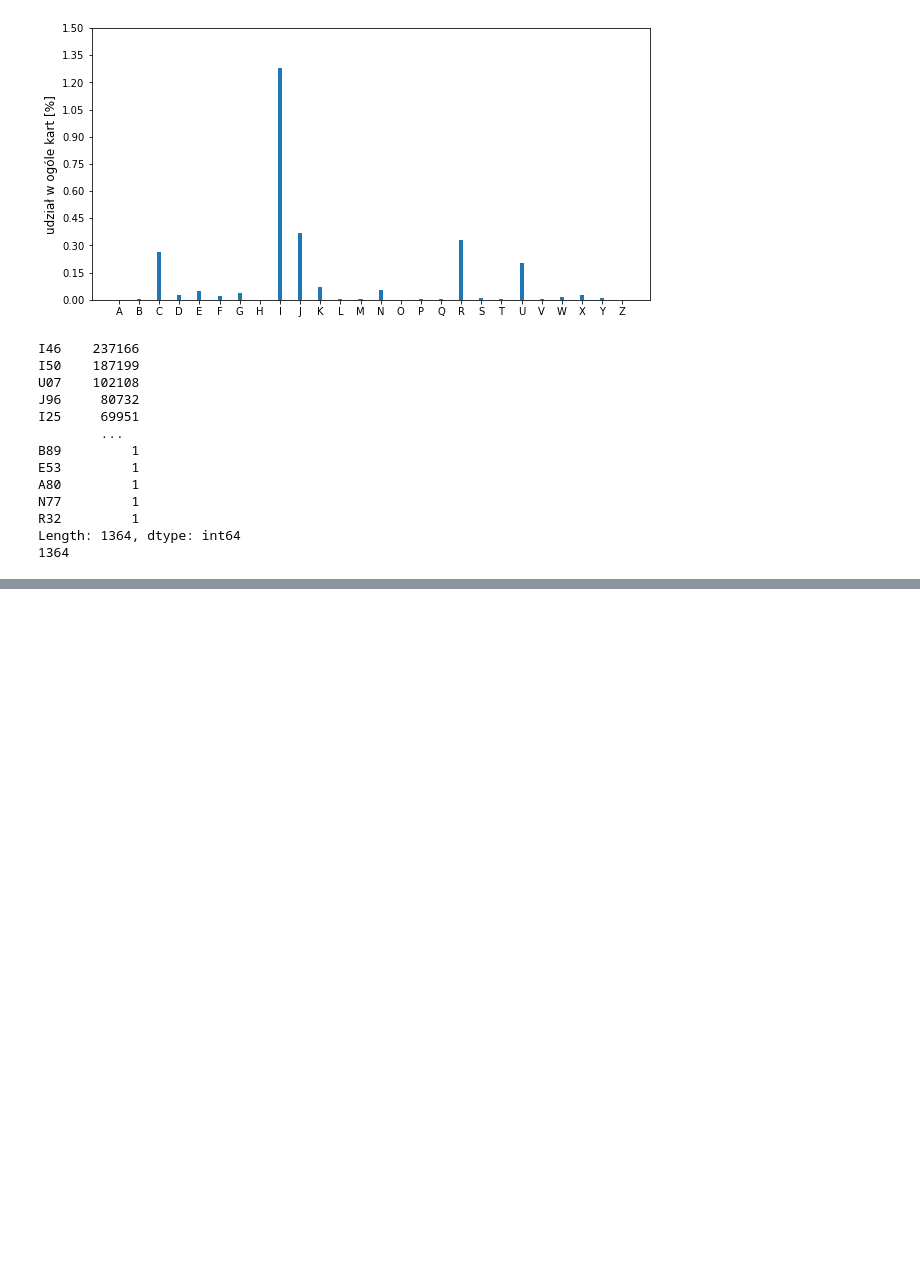
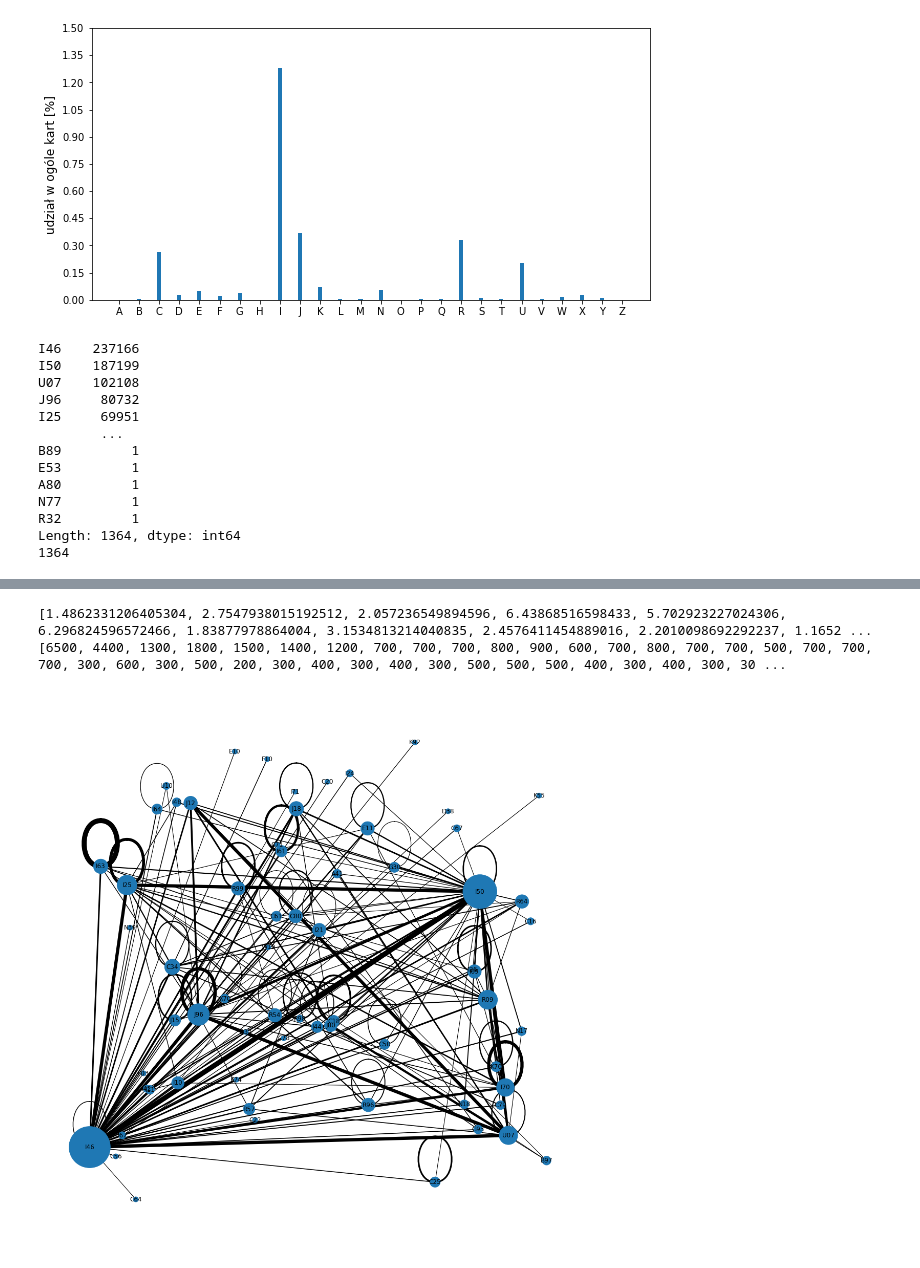
Before and after one commit to PaulaRudzka/zgony, a Jupyter notebook: zgony.ipynb, the cells around one changed output, grey strips where cells are left out. Saved outputs shown, nothing was run; the diff lists cells and outputs as text; code cells hidden in the pictures; blank space fills up the shorter version.

```diff
--- a/zgony.ipynb
+++ b/zgony.ipynb
@@ -322,0 +366,23 @@ plt.show()
+# %%
+import math
+
+weights = (nx.get_edge_attributes(G,'weight').values()) #zbieram zartosci z edges
+
+result = [math.sqrt(i)/30 for i in weights] #przeksztalcam wartosci edges tak zeby wazniejsze byly grubsze, troche to splaszczam bo byl rozrzut 1000-90000
+print(result)
+
+
+
+degree = [degree for node, degree in G.degree()]
+degree = [100*i for i in degree] #to samo co wczesniej, tym razem dla wezlow
+print(degree)
+
+pos = nx.random_layout(G) #to zeby nody byly porozrzucane, a nie ukladaly sie w jakies kolka
+
+plt.figure(1,figsize=(15,15))
+nx.draw(G,pos, width=result, with_labels=True, node_size=degree)
+plt.show()
+# %% [output]
+[1.4862331206405304, 2.7547938015192512, 2.057236549894596, 6.43868516598433, 5.702923227024306, 6.296824596572466, 1.83877978864004, 3.1534813214040835, 2.4576411454889016, 2.2010098692292237, 1.1652 ...
+[6500, 4400, 1300, 1800, 1500, 1400, 1200, 700, 700, 700, 800, 900, 600, 700, 800, 700, 700, 500, 700, 700, 700, 300, 600, 300, 500, 200, 300, 400, 300, 400, 300, 500, 500, 500, 400, 300, 400, 300, 30 ...
+[figure, added]
```
Also changed, not shown: parts of 7 cells of this notebook, 5 other files.
